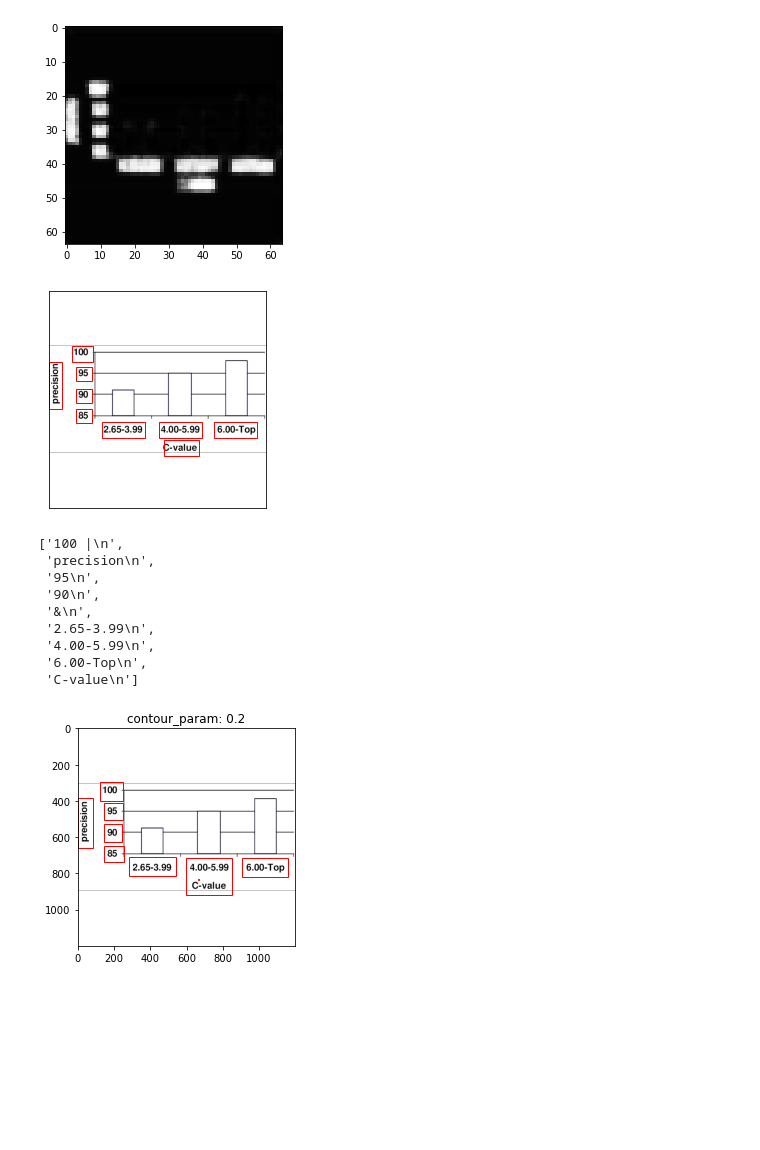
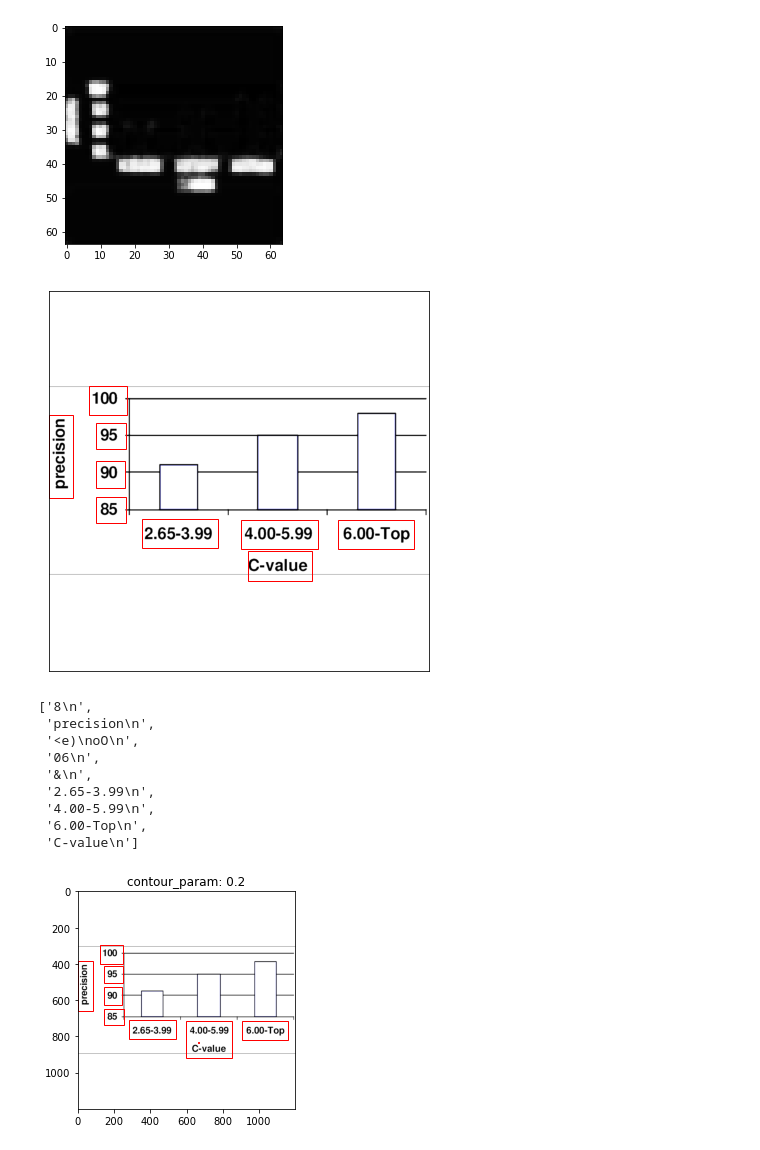
Before and after one commit to FabioPoe/PW, a Jupyter notebook: final_pipeline.ipynb, the cells around one changed output. Cells and saved outputs as stored; diff of their text form; code cells hidden in the pictures; blank space fills up the shorter version.

```diff
--- a/final_pipeline.ipynb
+++ b/final_pipeline.ipynb
@@ -131,7 +131,7 @@ def display_bounding_boxes(heatmap, contour_parameter):
     contours = measure.find_contours(r,contour_parameter,"low")
 
     # Display the image
-    fig, ax = plt.subplots()
+    fig, ax = plt.subplots(figsize=(7,7))
     ax.imshow(processed_img, cmap=plt.cm.gray)
 
     all_text = []
@@ -158,39 +158,39 @@ def display_bounding_boxes(heatmap, contour_parameter):
                 #calculating average confidence if not -1
                 n = 0
                 summ = 0
                 for val in out["conf"]:
                     if val != "-1":
                         n+=1
                         summ += float(val)
                 if n == 0:
                     n = 1
                 conf = summ/n
 
                 #saving the best confidence
                 if best_conf < conf:
                     best_conf = conf
                     best_angle = angle
 
             #looking for the content and adding the patch
             rgb = skimage.transform.rotate(rgb,best_angle,True)
             img_content = pytesseract.image_to_string((rgb*255).astype(np.uint8),config="--psm 6")#6#7 with rotation #11
             ax.add_patch(rect)
             all_text.append(img_content)
 
 
     ax.axis('image')
     ax.set_xticks([])
     ax.set_yticks([])
     plt.show()
     return all_text
 
-display_bounding_boxes(heatmap, 0.4)
+display_bounding_boxes(heatmap, 0.35)
 # %% [output]
-[figure, old version]
+[figure, new version]
-['100 |\n',
+['8\n',
  'precision\n',
- '95\n',
- '90\n',
+ '<e)\noO\n',
+ '06\n',
  '&\n',
  '2.65-3.99\n',
  '4.00-5.99\n',
```
Also changed, not shown: parts of 2 cells of this notebook, 2 other files.
